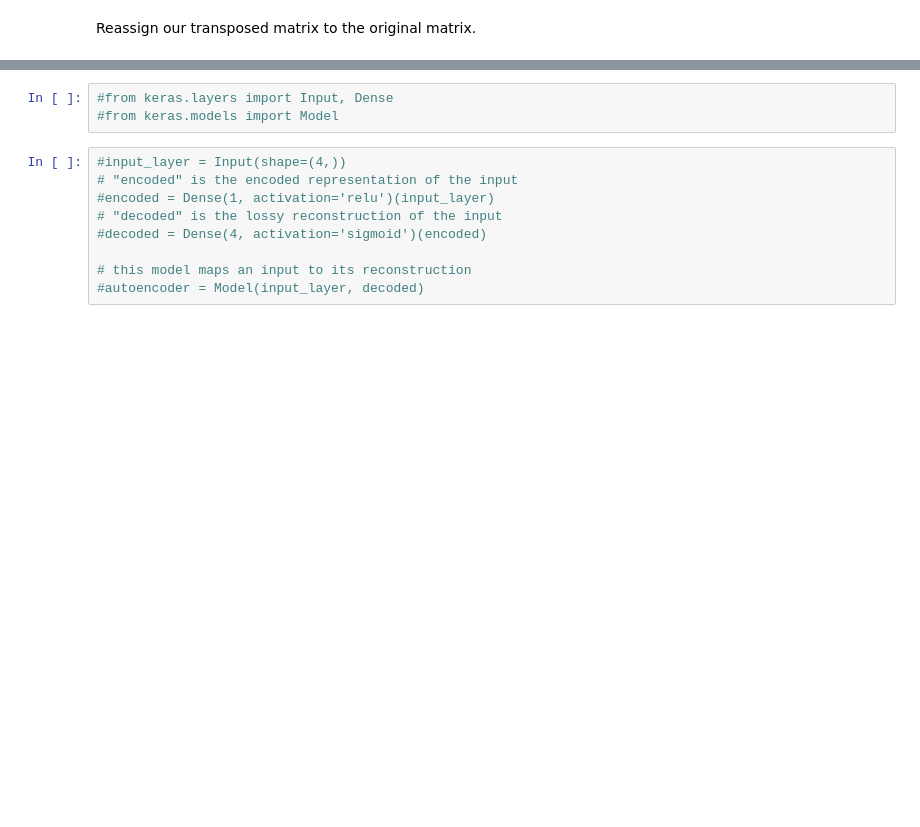
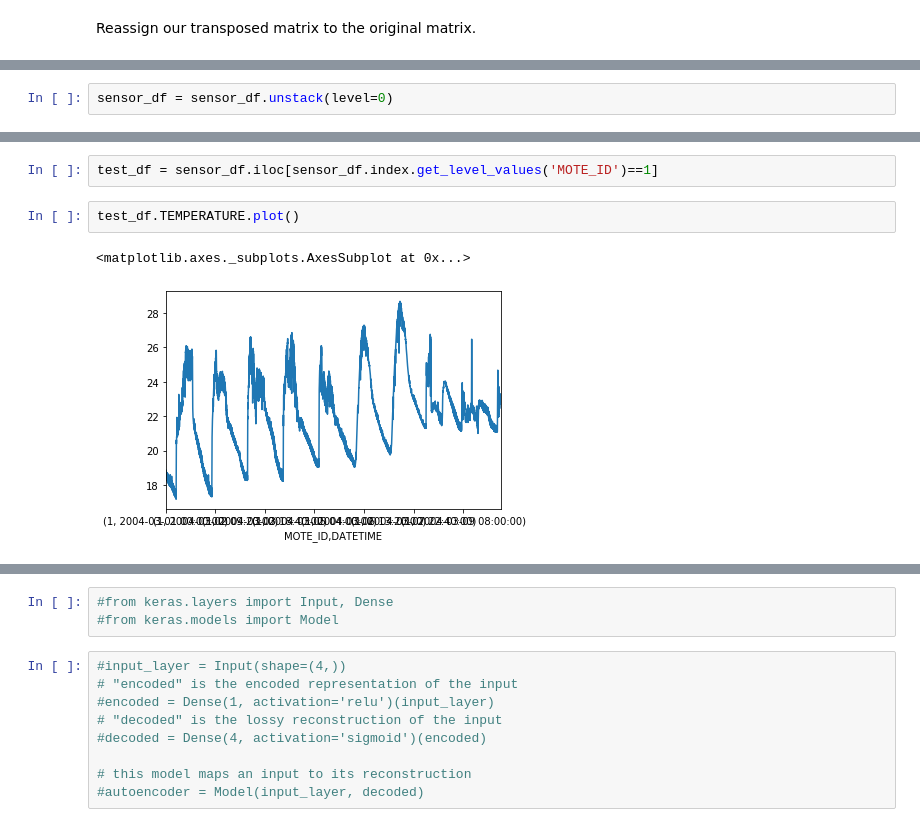
Before and after one commit to nwhitehead1/SensorAnomalyDetection, a Jupyter notebook: final_project.ipynb, the cells around one changed output, grey strips where cells are left out. Saved outputs shown, nothing was run; the diff lists cells and outputs as text; blank space fills up the shorter version.

```diff
--- a/final_project.ipynb
+++ b/final_project.ipynb
@@ -105,0 +106,2 @@ sensor_df.describe()
+# %%
+sensor_df = sensor_df.unstack(level=0)
@@ -105,0 +128,7 @@ sensor_df.describe()
+# %%
+test_df = sensor_df.iloc[sensor_df.index.get_level_values('MOTE_ID')==1]
+# %%
+test_df.TEMPERATURE.plot()
+# %% [output]
+<matplotlib.axes._subplots.AxesSubplot at 0x...>
+[figure, added]
```
Also changed, not shown: parts of 10 cells of this notebook.
